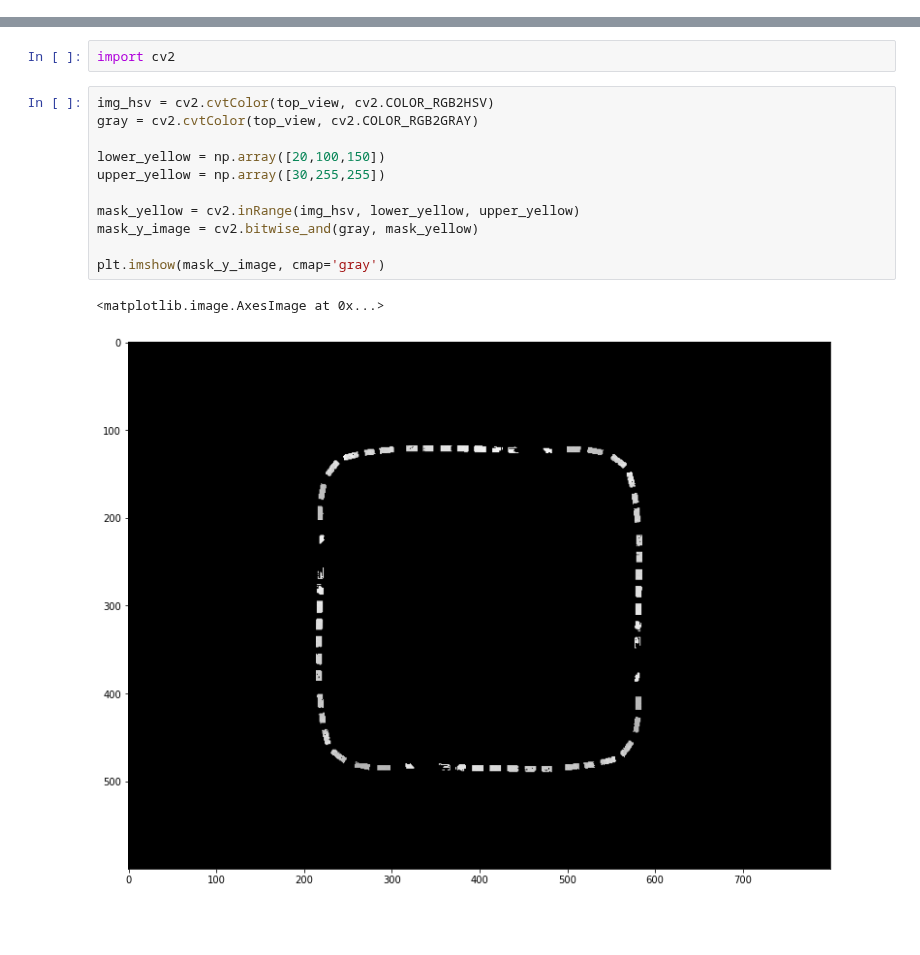
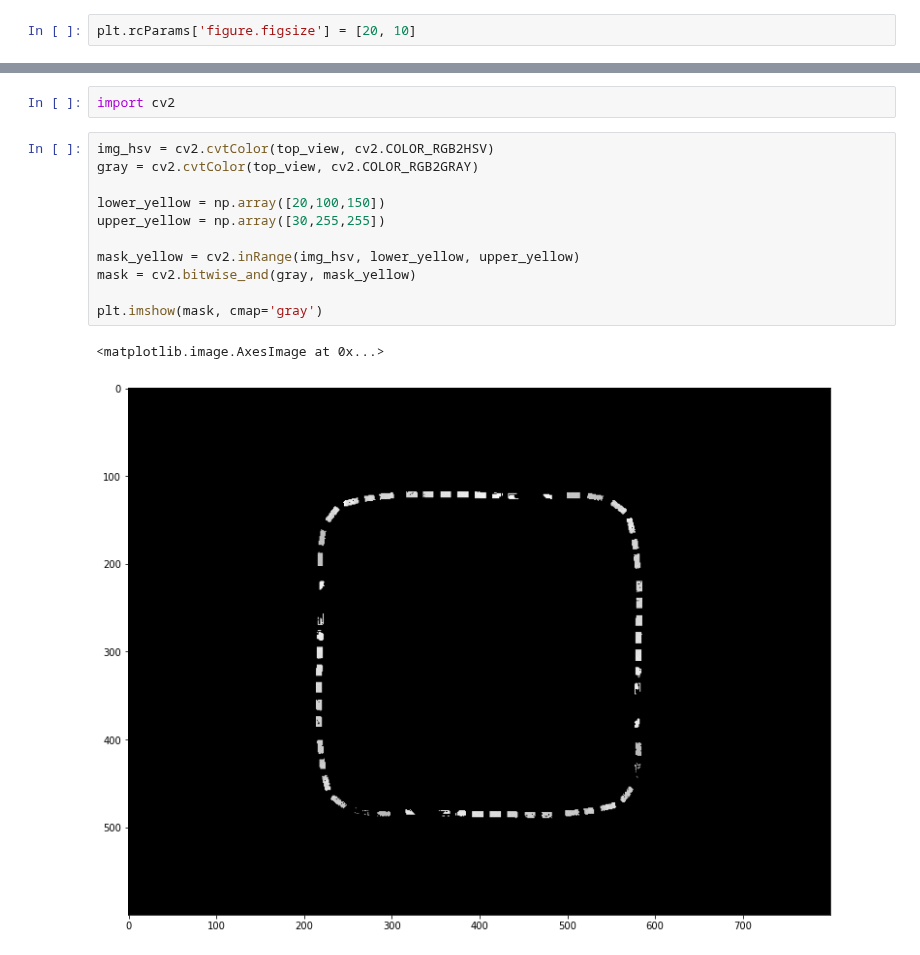
Before and after one commit to giuliovv/duckrace, a Jupyter notebook: trajectory_extraction.ipynb, the cells around one changed output, grey strips where cells are left out. Cells and saved outputs as stored; diff of their text form; blank space fills up the shorter version.

```diff
--- a/trajectory_extraction.ipynb
+++ b/trajectory_extraction.ipynb
@@ -24,3 +15,5 @@ DEBUG:gym-duckietown:gym-duckietown version 6.1.30 path /home/giulio/prog/.virtu
+# %%
+plt.rcParams['figure.figsize'] = [20, 10]
 # %%
 env = Simulator("small_loop",
     full_transparency=True,
@@ -45,14 +36,14 @@ import cv2
 # %%
 img_hsv = cv2.cvtColor(top_view, cv2.COLOR_RGB2HSV)
 gray = cv2.cvtColor(top_view, cv2.COLOR_RGB2GRAY)
 
 lower_yellow = np.array([20,100,150])
 upper_yellow = np.array([30,255,255])
 
 mask_yellow = cv2.inRange(img_hsv, lower_yellow, upper_yellow)
-mask_y_image = cv2.bitwise_and(gray, mask_yellow)
+mask = cv2.bitwise_and(gray, mask_yellow)
 
-plt.imshow(mask_y_image, cmap='gray')
+plt.imshow(mask, cmap='gray')
 # %% [output]
 <matplotlib.image.AxesImage at 0x...>
-[figure, old version]
+[figure, new version]
```
Also changed, not shown: parts of 5 cells of this notebook.
